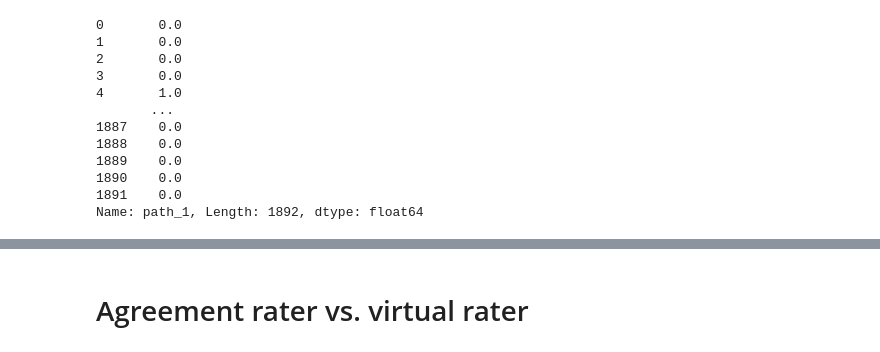
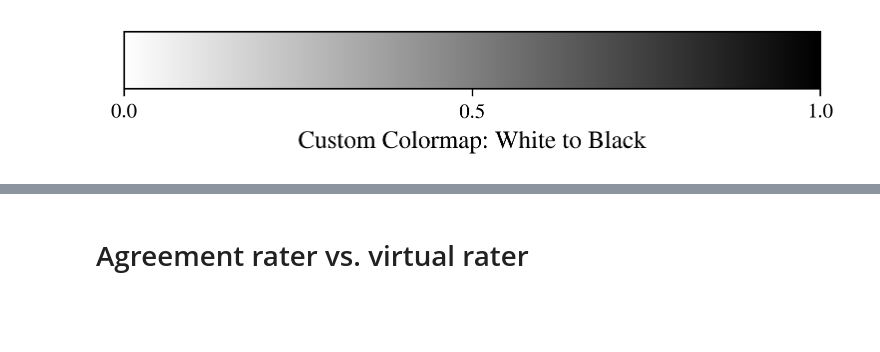
Before and after one commit to jangrove379/WeakBE-Net, a Jupyter notebook: notebooks/self_vs_consensus.ipynb, the cells around one changed output, grey strips where cells are left out. Cells and saved outputs as stored; diff of their text form; code cells hidden in the pictures; blank space fills up the shorter version.

```diff
--- a/notebooks/self_vs_consensus.ipynb
+++ b/notebooks/self_vs_consensus.ipynb
@@ -7,3 +28,20 @@ from sklearn.metrics import accuracy_score
+# %%
+from matplotlib.colors import LinearSegmentedColormap
+import matplotlib.colors as mcolors
+import matplotlib.cm as cm
+
+
+seq_cm = LinearSegmentedColormap.from_list('custom_blues', ['white', 'Black'])
+
+fig, ax = plt.subplots(figsize=(6, 1))
+fig.subplots_adjust(bottom=0.5)
+norm = mcolors.Normalize(vmin=0, vmax=1)
+cb = fig.colorbar(cm.ScalarMappable(norm=norm, cmap=seq_cm), cax=ax, orientation='horizontal')
+cb.set_label('Custom Colormap: White to Black')
+cb.set_ticks([0, 0.5, 1])
+plt.show()
+# %% [output]
+[figure, added]
 # %%
 labels = pd.read_csv('/data/archief/AMC-data/Barrett/LANS/lans_train_labels_with_ind_final.csv')
 cons = labels[["block_id", "dx"]]
@@ -13,18 +51,3 @@ cons = cons.dropna(subset=["dx"])
 rater_labels = labels.loc[:,"p53":]
 rater_labels = rater_labels.drop(["p53"], axis=1).replace({1: 0, 2: np.nan, 3: 1, 4: 2})
 rater_labels = pd.concat([labels["block_id"], rater_labels], axis=1)
-# %%
-rater_labels.iloc[:,1]
-# %% [output]
-0       0.0
-1       0.0
-2       0.0
-3       0.0
-4       1.0
-       ...
-1887    0.0
-1888    0.0
-1889    0.0
-1890    0.0
-1891    0.0
-Name: path_1, Length: 1892, dtype: float64
```
Also changed, not shown: parts of 16 cells of this notebook, 5 other files.
